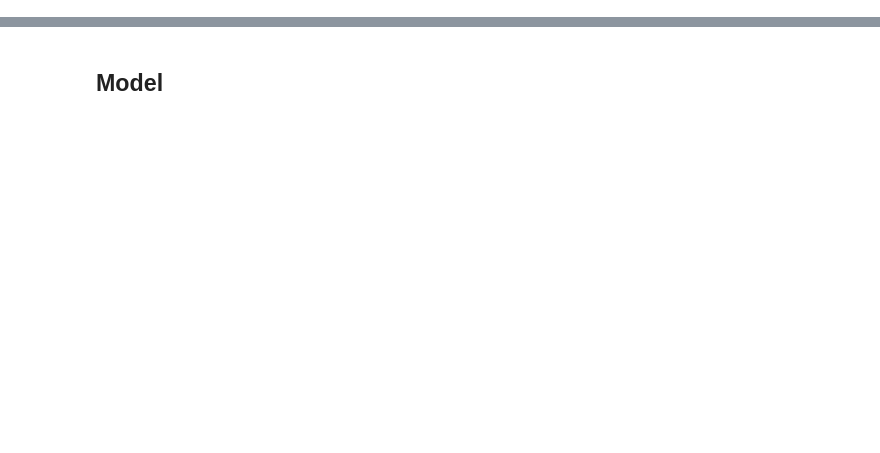
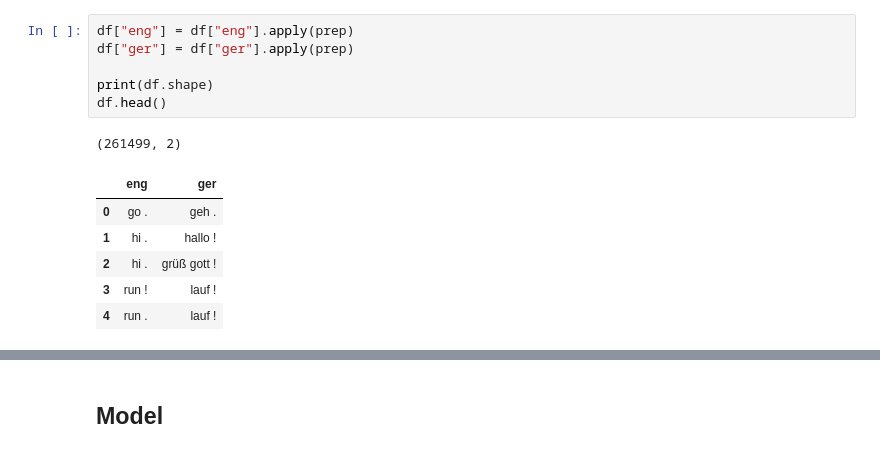
Before and after one commit to nomomon/NLP-course-project, a Jupyter notebook: notebook.ipynb, the cells around one changed output, grey strips where cells are left out. Drawn from its saved outputs; the diff is of its cells as text; blank space fills up the shorter version.

```diff
--- a/notebook.ipynb
+++ b/notebook.ipynb
@@ -225,0 +64,14 @@ array([  0, 378,   6,  52, 106,  26,  60,   6,  20, 189,   1,   3,   3,
+# %%
+df["eng"] = df["eng"].apply(prep)
+df["ger"] = df["ger"].apply(prep)
+
+print(df.shape)
+df.head()
+# %% [output]
+(261499, 2)
+|  | eng | ger |
+| 0 | go . | geh . |
+| 1 | hi . | hallo ! |
+| 2 | hi . | grüß gott ! |
+| 3 | run ! | lauf ! |
+| 4 | run . | lauf ! |
```
Also changed, not shown: parts of 64 cells of this notebook, 1 other file.
